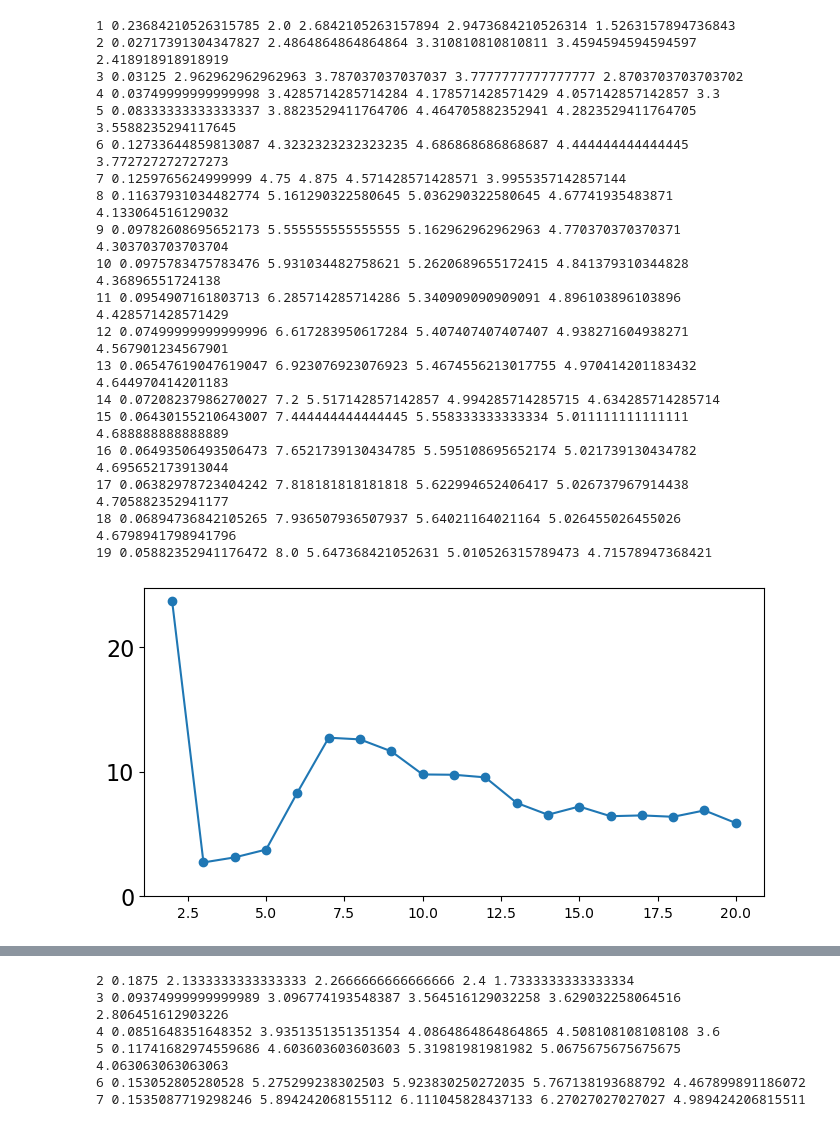
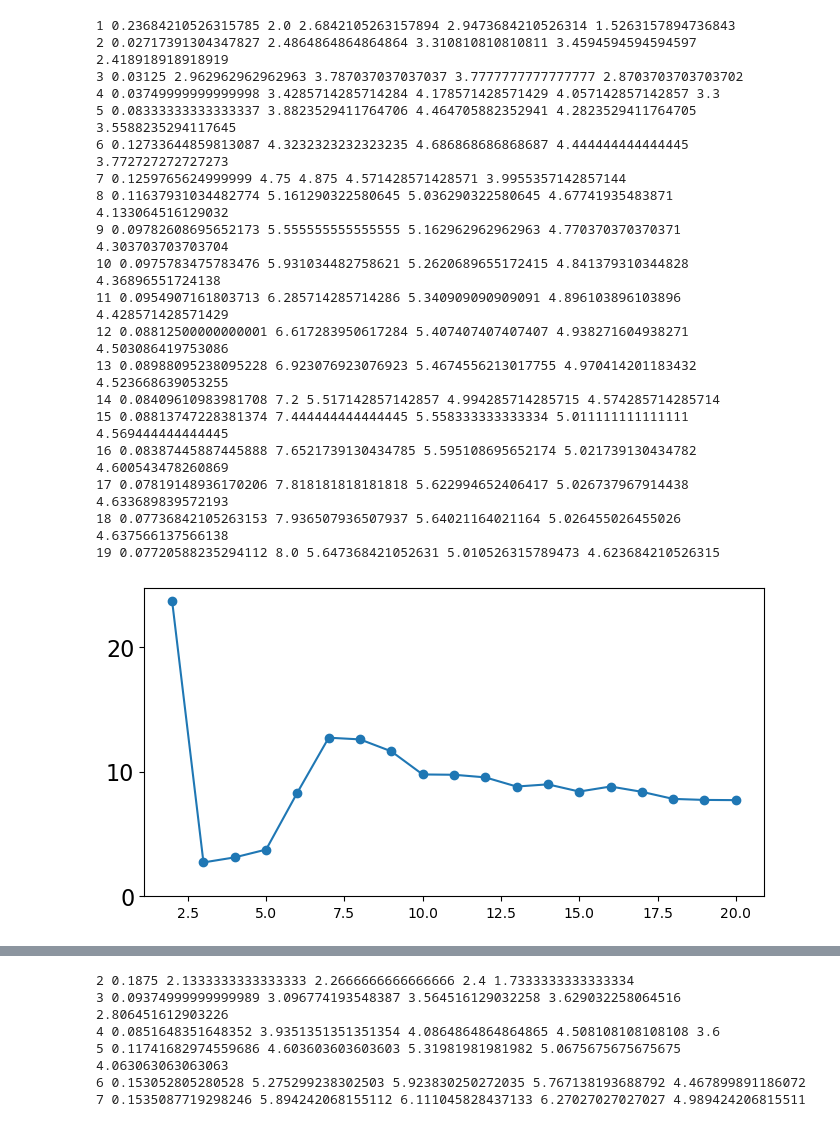
Before and after one commit to Genz17/F2Q, a Jupyter notebook: test.ipynb, the cells around one changed output, grey strips where cells are left out. Cells and saved outputs as stored; diff of their text form; code cells hidden in the pictures.

```diff
--- a/test.ipynb
+++ b/test.ipynb
@@ -12,7 +12,7 @@ tt = [np.float64(2.9473684210526314), np.float64(3.4594594594594597), np.float64
 op = [np.float64(1.5263157894736843), np.float64(2.418918918918919), np.float64(2.8703703703703702), np.float64(3.3), np.float64(3.5588235294117645),
       np.float64(3.772727272727273), np.float64(3.9955357142857144), np.float64(4.133064516129032), np.float64(4.303703703703704),
       np.float64(4.36896551724138), np.float64(4.428571428571429),
-      np.float64(4.567901234567901), np.float64(4.644970414201183), np.float64(4.634285714285714), np.float64(4.688888888888889), np.float64(4.695652173913044), np.float64(4.705882352941177), np.float64(4.6798941798941796), np.float64(4.71578947368421)]
+      np.float64(4.503086419753086), np.float64(4.523668639053255), np.float64(4.574285714285714), np.float64(4.569444444444445), np.float64(4.600543478260869), np.float64(4.633689839572193), np.float64(4.637566137566138), np.float64(4.623684210526315)]
 
 im = []
 for i,o in enumerate(op):
@@ -20,39 +20,39 @@ for i,o in enumerate(op):
     print(i+1,1 - o / min([jw[i],bk[i],tt[i]]),jw[i],bk[i],tt[i],o)
 plt.figure(figsize=(8,4))
 plt.plot(range(2, 2+len(im)),im,'-o')
 plt.yticks([0,0.1,0.2],[0,10,20],fontsize=16)
 
 plt.figure()
 plt.plot(range(1,1+len(jw)), jw, '-s', label='Jordan-Wigner', c='pink')
 plt.plot(range(1,1+len(bk)), bk, '-d', label='Bravyi-Kitaev', c='red')
 plt.plot(range(1,1+len(tt)), tt, '-^', label='Ternary Tree',c='steelblue')
 plt.plot(range(1,1+len(op)), op, '-p', label='Subspace Descent',c='gold')
 plt.xlabel("Hopping Range", fontsize=18)
 plt.ylabel("Average Pauli Weight", fontsize=18)
 plt.yticks([2,4,6,8],[2,4,6,8],fontsize=16)
 plt.xticks([0,2,4,6,8,10,12,14,16,18,20],[0,2,4,6,8,10,12,14,16,18,20],fontsize=16)
 plt.grid(True, linestyle='--', linewidth=0.7, alpha=0.7)
 plt.title("1D Chain 20 Sites Hopping",fontsize=22)
 plt.legend(frameon=True, fancybox=True, shadow=True, fontsize=14, loc='upper left')
 plt.savefig("1dhopping.pdf",bbox_inches='tight')
 # %% [output]
 1 0.23684210526315785 2.0 2.6842105263157894 2.9473684210526314 1.5263157894736843
 2 0.02717391304347827 2.4864864864864864 3.310810810810811 3.4594594594594597 2.418918918918919
 3 0.03125 2.962962962962963 3.787037037037037 3.7777777777777777 2.8703703703703702
 4 0.03749999999999998 3.4285714285714284 4.178571428571429 4.057142857142857 3.3
 5 0.08333333333333337 3.8823529411764706 4.464705882352941 4.2823529411764705 3.5588235294117645
 6 0.12733644859813087 4.3232323232323235 4.686868686868687 4.444444444444445 3.772727272727273
 7 0.1259765624999999 4.75 4.875 4.571428571428571 3.9955357142857144
 8 0.11637931034482774 5.161290322580645 5.036290322580645 4.67741935483871 4.133064516129032
 9 0.09782608695652173 5.555555555555555 5.162962962962963 4.770370370370371 4.303703703703704
 10 0.0975783475783476 5.931034482758621 5.2620689655172415 4.841379310344828 4.36896551724138
 11 0.0954907161803713 6.285714285714286 5.340909090909091 4.896103896103896 4.428571428571429
-12 0.07499999999999996 6.617283950617284 5.407407407407407 4.938271604938271 4.567901234567901
-13 0.06547619047619047 6.923076923076923 5.4674556213017755 4.970414201183432 4.644970414201183
-14 0.07208237986270027 7.2 5.517142857142857 4.994285714285715 4.634285714285714
-15 0.06430155210643007 7.444444444444445 5.558333333333334 5.011111111111111 4.688888888888889
-16 0.06493506493506473 7.6521739130434785 5.595108695652174 5.021739130434782 4.695652173913044
-17 0.06382978723404242 7.818181818181818 5.622994652406417 5.026737967914438 4.705882352941177
-18 0.06894736842105265 7.936507936507937 5.64021164021164 5.026455026455026 4.6798941798941796
-19 0.05882352941176472 8.0 5.647368421052631 5.010526315789473 4.71578947368421
+12 0.08812500000000001 6.617283950617284 5.407407407407407 4.938271604938271 4.503086419753086
+13 0.08988095238095228 6.923076923076923 5.4674556213017755 4.970414201183432 4.523668639053255
+14 0.08409610983981708 7.2 5.517142857142857 4.994285714285715 4.574285714285714
+15 0.08813747228381374 7.444444444444445 5.558333333333334 5.011111111111111 4.569444444444445
+16 0.08387445887445888 7.6521739130434785 5.595108695652174 5.021739130434782 4.600543478260869
+17 0.07819148936170206 7.818181818181818 5.622994652406417 5.026737967914438 4.633689839572193
+18 0.07736842105263153 7.936507936507937 5.64021164021164 5.026455026455026 4.637566137566138
+19 0.07720588235294112 8.0 5.647368421052631 5.010526315789473 4.623684210526315
-[figure, old version]
+[figure, new version]
```
Also changed, not shown: parts of 1 cell of this notebook, 3 other files.
